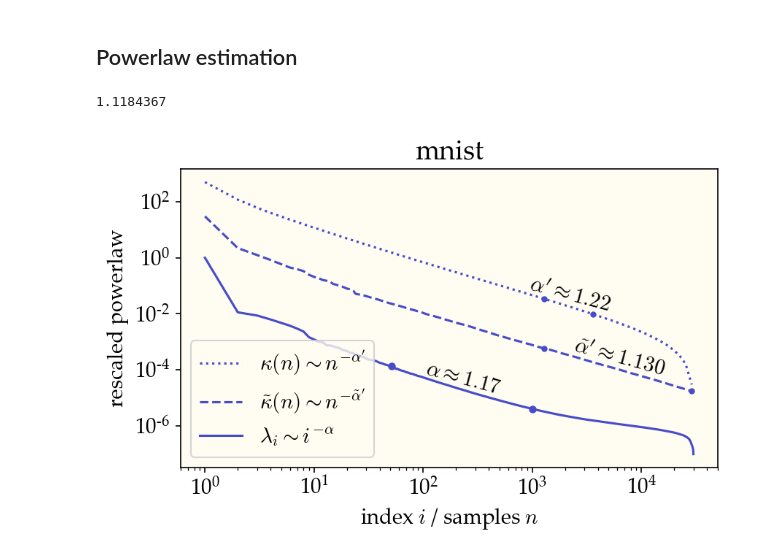
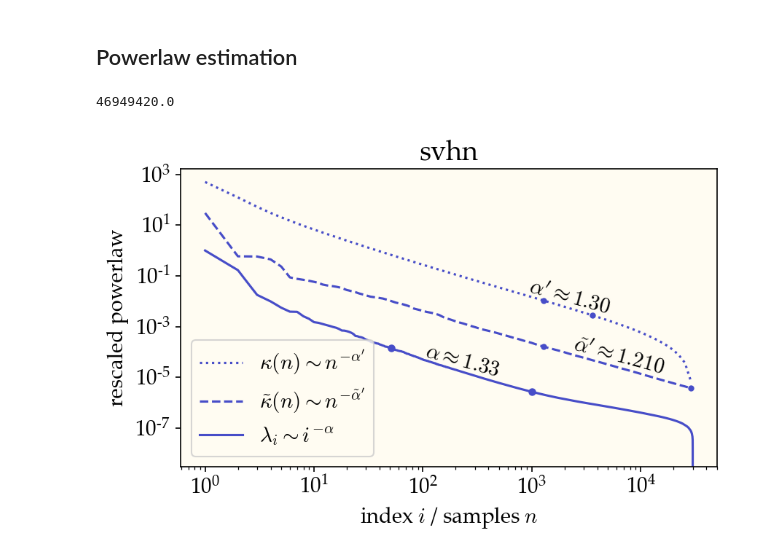
Before and after one commit to dkarkada/more-is-better, a Jupyter notebook: powerlaws.ipynb, the cells around one changed output. Saved outputs shown, nothing was run; the diff lists cells and outputs as text; code cells hidden in the pictures.

```diff
--- a/powerlaws.ipynb
+++ b/powerlaws.ipynb
@@ -315,7 +315,7 @@ with open(f"{work_dir}/eigdata.file", 'rb') as handle:
 with open(f"{work_dir}/eigstats-old.file", 'rb') as handle:
     eigstats = pickle.load(handle)
 # %%
-DATASET_NAME = 'mnist'
+DATASET_NAME = 'svhn'
 EXPT_NUM = 0
 DEPTH = 10
 
@@ -368,35 +368,35 @@ alpha2 = -np.log(y2/y1) / np.log(x2/x1)
 ax.plot((x1, x2), (y1, y2), color=color, ls='none',
         marker='.', markersize=6)
 x_mid = int(np.sqrt(x1 * x2))
 y_mid = lift*f1 * kappas[(start+end)//2]
 ax.text(x_mid, y_mid, f"${{\\alpha}}'\\approx{alpha2:.2f}$",
         rotation=rot, rotation_mode="anchor", ha='center')
 
 endpts = all_endpts[0]
 x1, x2 = idxs[endpts]
 y1, y2 = eigvals[endpts]
 alpha = -np.log(y2/y1) / np.log(x2/x1)
 ax.plot((x1, x2), (y1, y2), color=color, ls='none',
         marker='.', markersize=8)
 x_mid = int(np.sqrt(x1 * x2))
 ax.text(x_mid, lift*eigvals[x_mid], f"$\\alpha\\approx{alpha:.2f}$",
         rotation=rot, rotation_mode="anchor", ha='center')
 
 
 ax.legend(loc="lower left")
 ax.set_xscale('log')
 ax.set_yscale('log')
 ax.set_title(DATASET_NAME)
 
 plt.xlabel("index $i$ / samples $n$")
 plt.ylabel("rescaled powerlaw")
 
 print(eigstats["test_mse_noise"])
 plt.tight_layout()
 plt.show()
 # %% [output]
-1.1184367
+46949420.0
-[figure, old version]
+[figure, new version]
 # %%
 ax = plt.gca()
 
```
Also changed, not shown: parts of 1 cell of this notebook, 4 other files.
